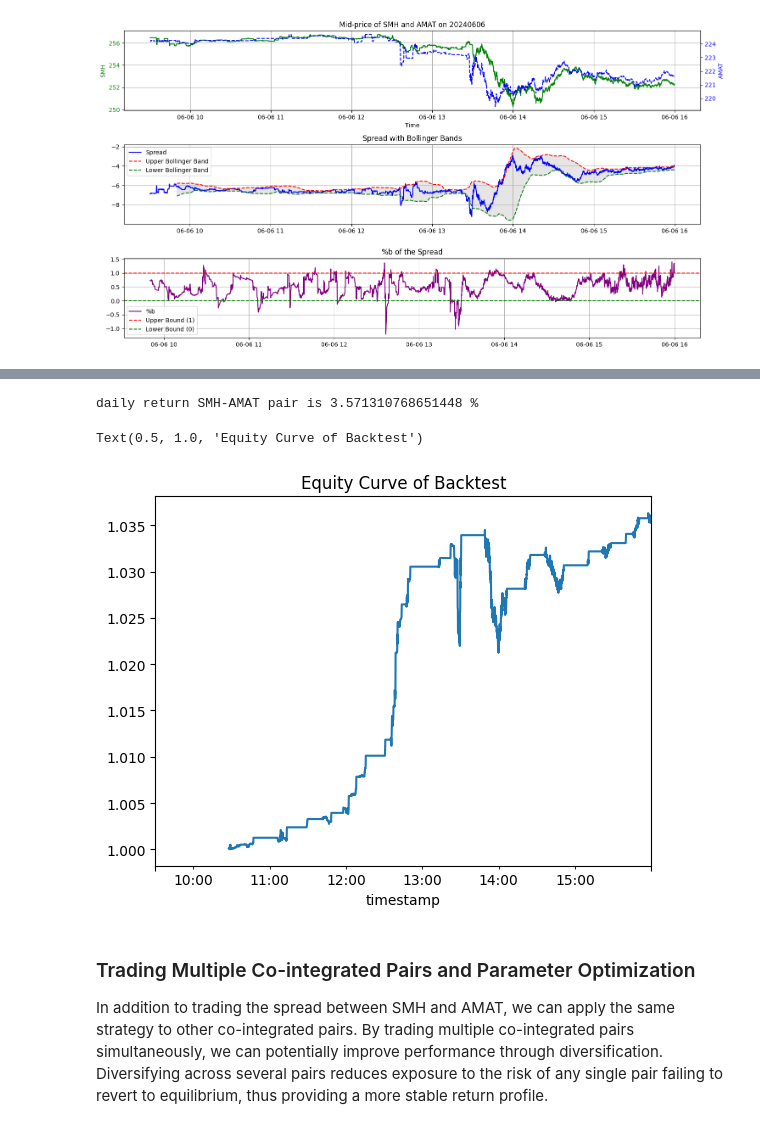
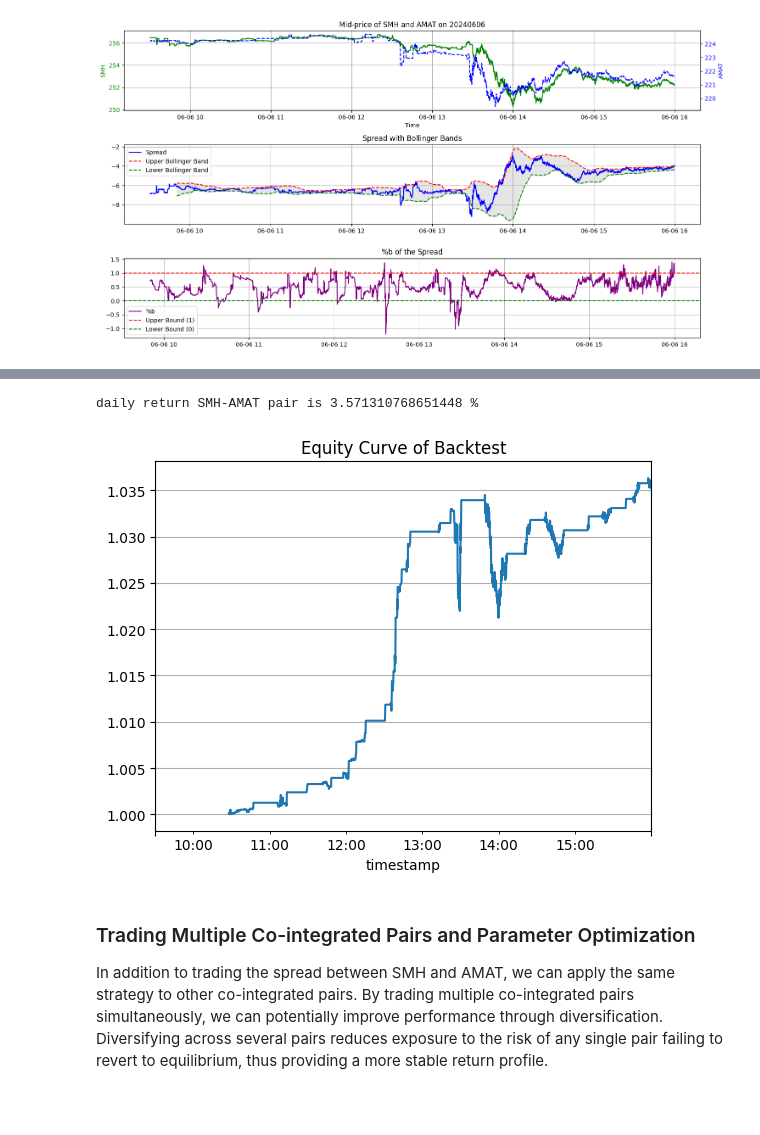
Before and after one commit to Bensk-96/statarb-pairs-trading, a Jupyter notebook: Introduction.ipynb, the cells around one changed output, grey strips where cells are left out. Saved outputs shown, nothing was run; the diff lists cells and outputs as text; code cells hidden in the pictures.

```diff
--- a/Introduction.ipynb
+++ b/Introduction.ipynb
@@ -386,35 +386,35 @@ for h in range(period - 1, len(df_backtest) -1):
 
 
     elif position == - 1:
         if (df_backtest.iloc[h - 1].pert_b > 0.5) and (df_backtest.iloc[h].pert_b <= 0.5):
             position = 0
             df_backtest.at[h, "signal1"] = 0
             df_backtest.at[h, "signal2"] = 0
         else:
             df_backtest.at[h, "signal1"] = np.nan
             df_backtest.at[h, "signal2"] = np.nan
 
 df_backtest = df_backtest.fillna(method='ffill')
 df_backtest.set_index("timestamp", inplace = True)
 
 df_backtest['return1'] = df_backtest['asset1'].pct_change()
 df_backtest['return2'] = df_backtest['asset2'].pct_change()
 
 df_backtest['strategy_return'] = hedge_ratio * df_backtest['signal1'].shift(1) * df_backtest['return1'] + df_backtest['signal2'].shift(1) * df_backtest['return2']
 
 initial_capital = 1
 df_backtest['equity_curve'] = initial_capital * (1 + df_backtest['strategy_return']).cumprod()
 
 #df_backtest["equity_curve"].plot();
 pair_daily_return = (df_backtest["equity_curve"][-1] - 1) * 100
 print(f"daily return {symbols[0]}-{symbols[1]} pair is {pair_daily_return} %")
 
 df_backtest['equity_curve'].plot()
 plt.title("Equity Curve of Backtest")
+plt.grid()
 # %% [output]
 daily return SMH-AMAT pair is 3.571310768651448 %
-Text(0.5, 1.0, 'Equity Curve of Backtest')
-[figure, old version]
+[figure, new version]
 # %% [markdown]
 ### Trading Multiple Co-integrated Pairs and Parameter Optimization
 
```
Also changed, not shown: parts of 1 cell of this notebook.
